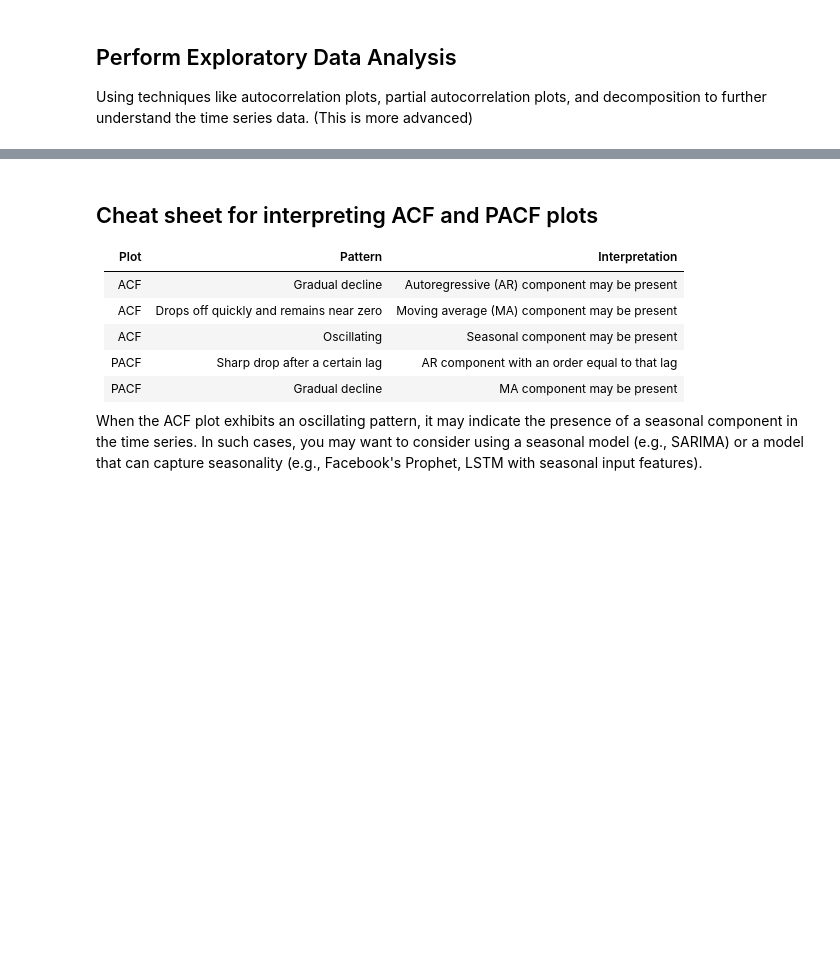
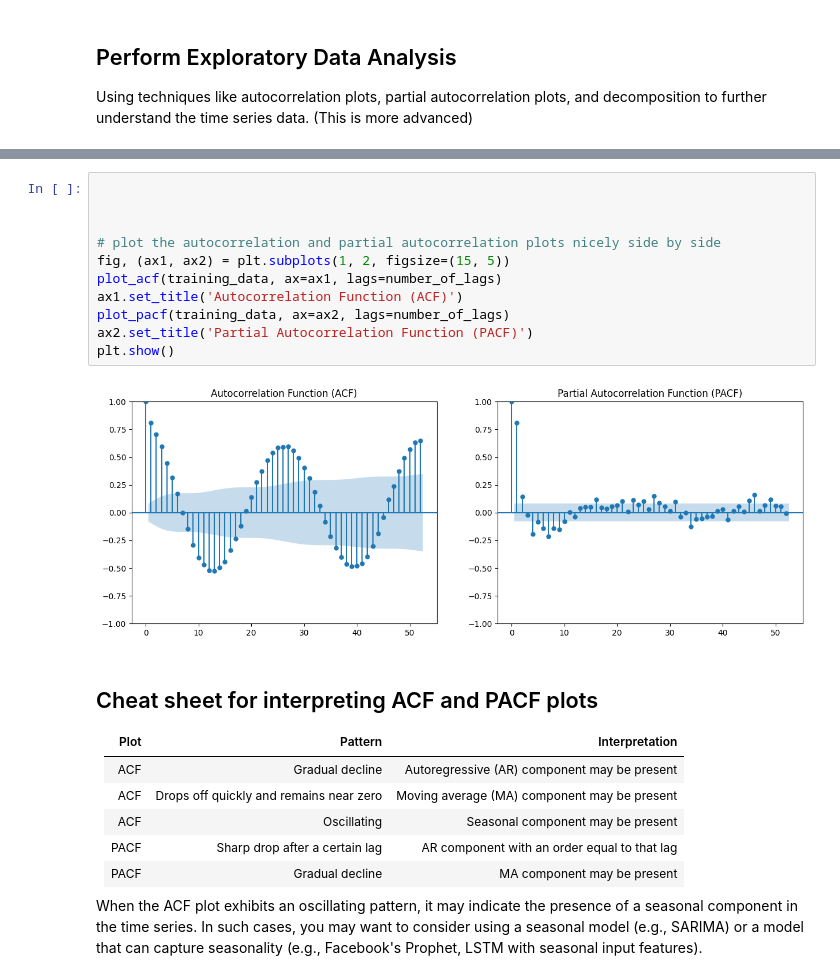
Before and after one commit to swhustla/comparison_of_time_series_methods, a Jupyter notebook: notebooks/DevDay_01_electricity_consumption.ipynb, the cells around one changed output, grey strips where cells are left out. Saved outputs shown, nothing was run; the diff lists cells and outputs as text; blank space fills up the shorter version.

```diff
--- a/notebooks/DevDay_01_electricity_consumption.ipynb
+++ b/notebooks/DevDay_01_electricity_consumption.ipynb
@@ -154,3 +153,16 @@ plt.show()
+# %%
+
+
+
+# plot the autocorrelation and partial autocorrelation plots nicely side by side
+fig, (ax1, ax2) = plt.subplots(1, 2, figsize=(15, 5))
+plot_acf(training_data, ax=ax1, lags=number_of_lags)
+ax1.set_title('Autocorrelation Function (ACF)')
+plot_pacf(training_data, ax=ax2, lags=number_of_lags)
+ax2.set_title('Partial Autocorrelation Function (PACF)')
+plt.show()
+# %% [output]
+[figure, added]
 # %% [markdown]
 ## Cheat sheet for interpreting ACF and PACF plots
 
```
Also changed, not shown: parts of 12 cells of this notebook.
